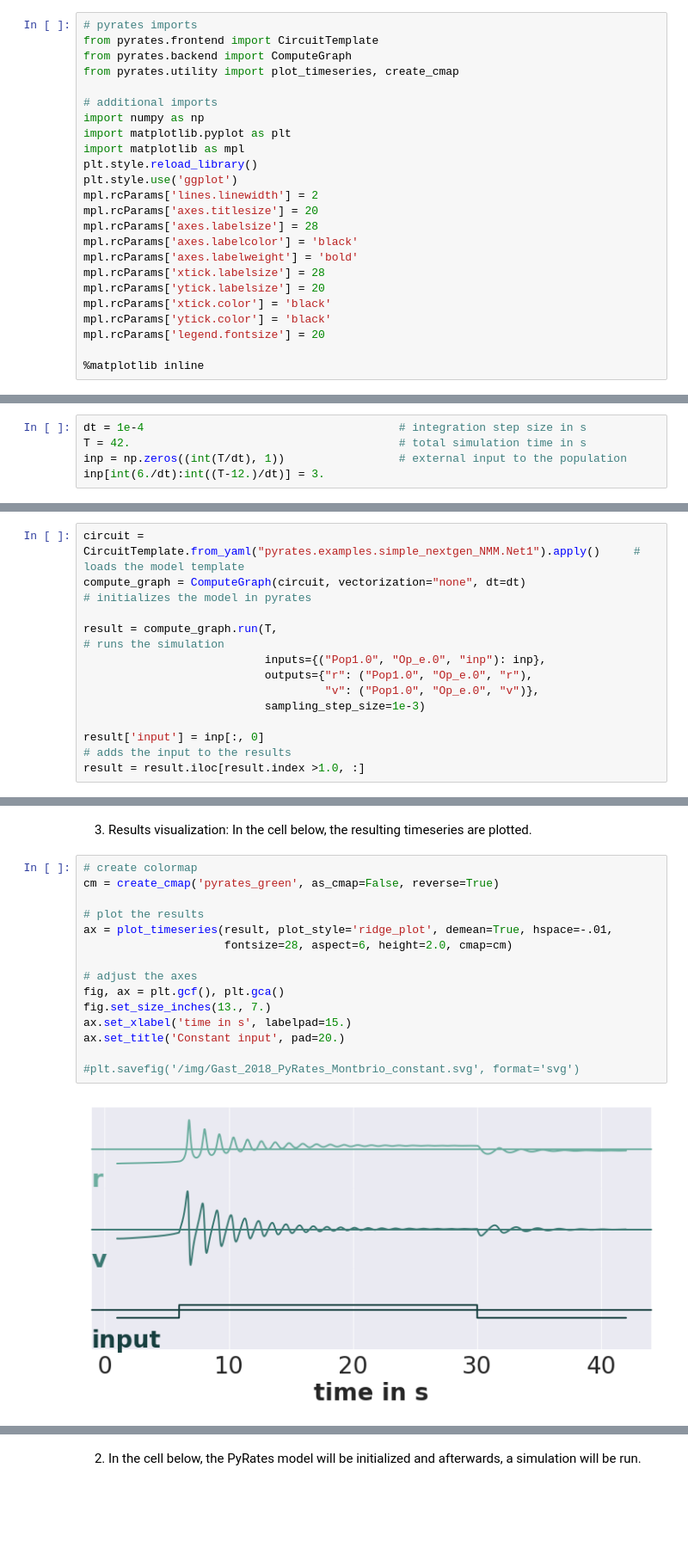
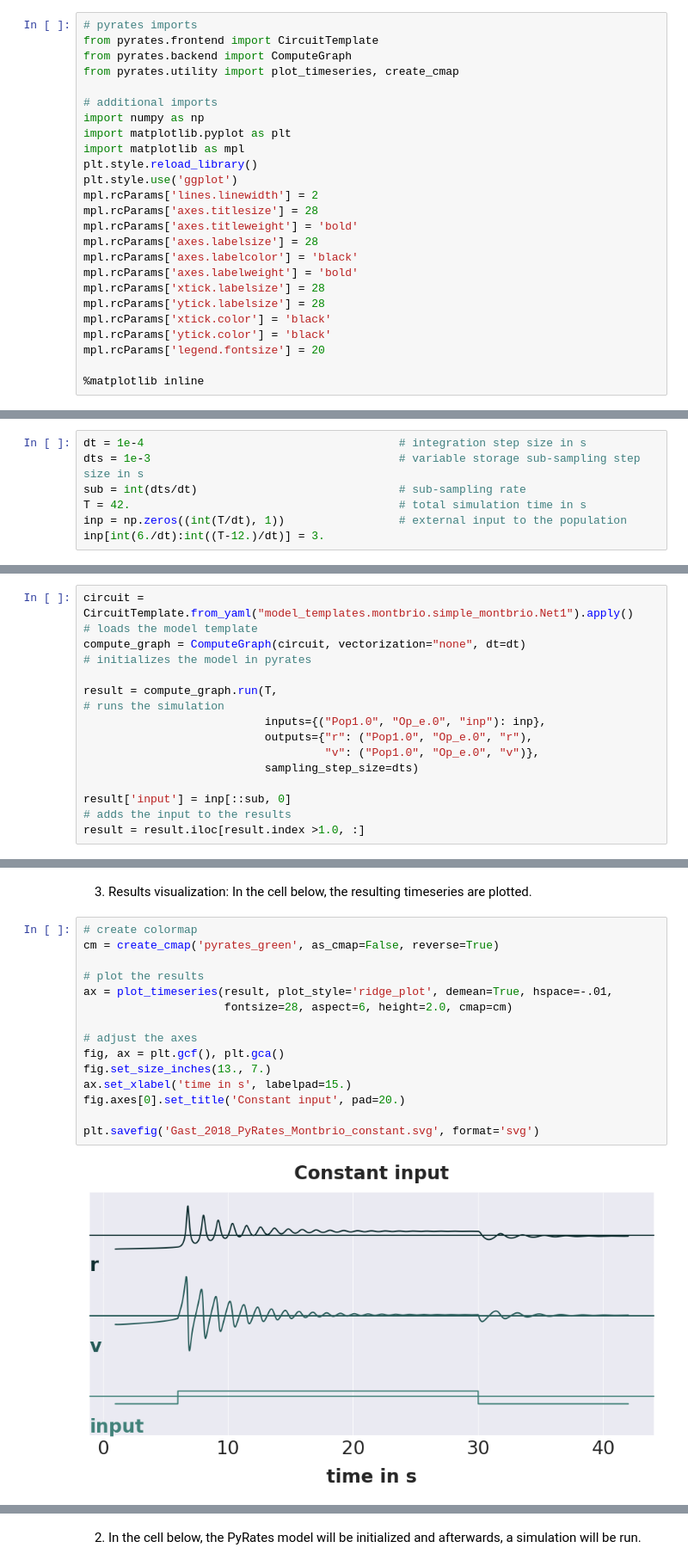
Before and after one commit to pyrates-neuroscience/PyRates, a Jupyter notebook: documentation/Gast_2018_PyRates_Montbrio.ipynb, the cells around one changed output, grey strips where cells are left out. Shown at 86% size. Cells and saved outputs as stored; diff of their text form; blank space fills up the shorter version.

```diff
--- a/documentation/Gast_2018_PyRates_Montbrio.ipynb
+++ b/documentation/Gast_2018_PyRates_Montbrio.ipynb
@@ -11,12 +11,13 @@ import matplotlib as mpl
 plt.style.reload_library()
 plt.style.use('ggplot')
 mpl.rcParams['lines.linewidth'] = 2
-mpl.rcParams['axes.titlesize'] = 20
+mpl.rcParams['axes.titlesize'] = 28
+mpl.rcParams['axes.titleweight'] = 'bold'
 mpl.rcParams['axes.labelsize'] = 28
 mpl.rcParams['axes.labelcolor'] = 'black'
 mpl.rcParams['axes.labelweight'] = 'bold'
 mpl.rcParams['xtick.labelsize'] = 28
-mpl.rcParams['ytick.labelsize'] = 20
+mpl.rcParams['ytick.labelsize'] = 28
 mpl.rcParams['xtick.color'] = 'black'
 mpl.rcParams['ytick.color'] = 'black'
 mpl.rcParams['legend.fontsize'] = 20
@@ -36,20 +37,22 @@ In the following cells, we examine the dynamic response of the Montbrio model to
 1) Parameter definition:  In the following cell, the different conditions and basic simulation parameters are defined.
 # %%
 dt = 1e-4                                      # integration step size in s
+dts = 1e-3                                     # variable storage sub-sampling step size in s
+sub = int(dts/dt)                              # sub-sampling rate
 T = 42.                                        # total simulation time in s
 inp = np.zeros((int(T/dt), 1))                 # external input to the population
 inp[int(6./dt):int((T-12.)/dt)] = 3.
 # %% [markdown]
 2) In the cell below, the PyRates model will be initialized and afterwards, a simulation will be run.
 # %%
-circuit = CircuitTemplate.from_yaml("pyrates.examples.simple_nextgen_NMM.Net1").apply()     # loads the model template
+circuit = CircuitTemplate.from_yaml("model_templates.montbrio.simple_montbrio.Net1").apply()     # loads the model template
 compute_graph = ComputeGraph(circuit, vectorization="none", dt=dt)                          # initializes the model in pyrates
 
 result = compute_graph.run(T,                                                               # runs the simulation
                            inputs={("Pop1.0", "Op_e.0", "inp"): inp},
                            outputs={"r": ("Pop1.0", "Op_e.0", "r"),
                                     "v": ("Pop1.0", "Op_e.0", "v")},
-                           sampling_step_size=1e-3)
+                           sampling_step_size=dts)
 
-result['input'] = inp[:, 0]                                                                 # adds the input to the results
+result['input'] = inp[::sub, 0]                                                                 # adds the input to the results
 result = result.iloc[result.index >1.0, :]
@@ -63,20 +61,20 @@ start of vectorization
 # %%
 # create colormap
 cm = create_cmap('pyrates_green', as_cmap=False, reverse=True)
 
 # plot the results
 ax = plot_timeseries(result, plot_style='ridge_plot', demean=True, hspace=-.01,
                      fontsize=28, aspect=6, height=2.0, cmap=cm)
 
 # adjust the axes
 fig, ax = plt.gcf(), plt.gca()
 fig.set_size_inches(13., 7.)
 ax.set_xlabel('time in s', labelpad=15.)
-ax.set_title('Constant input', pad=20.)
+fig.axes[0].set_title('Constant input', pad=20.)
 
-#plt.savefig('/img/Gast_2018_PyRates_Montbrio_constant.svg', format='svg')
+plt.savefig('Gast_2018_PyRates_Montbrio_constant.svg', format='svg')
 # %% [output]
-[figure, old version]
+[figure, new version]
 # %% [markdown]
 Simulation 1: Monbrio model response to constant forcing
 --------------------------------------------------------
```
Also changed, not shown: parts of 5 cells of this notebook, 2 other files.
